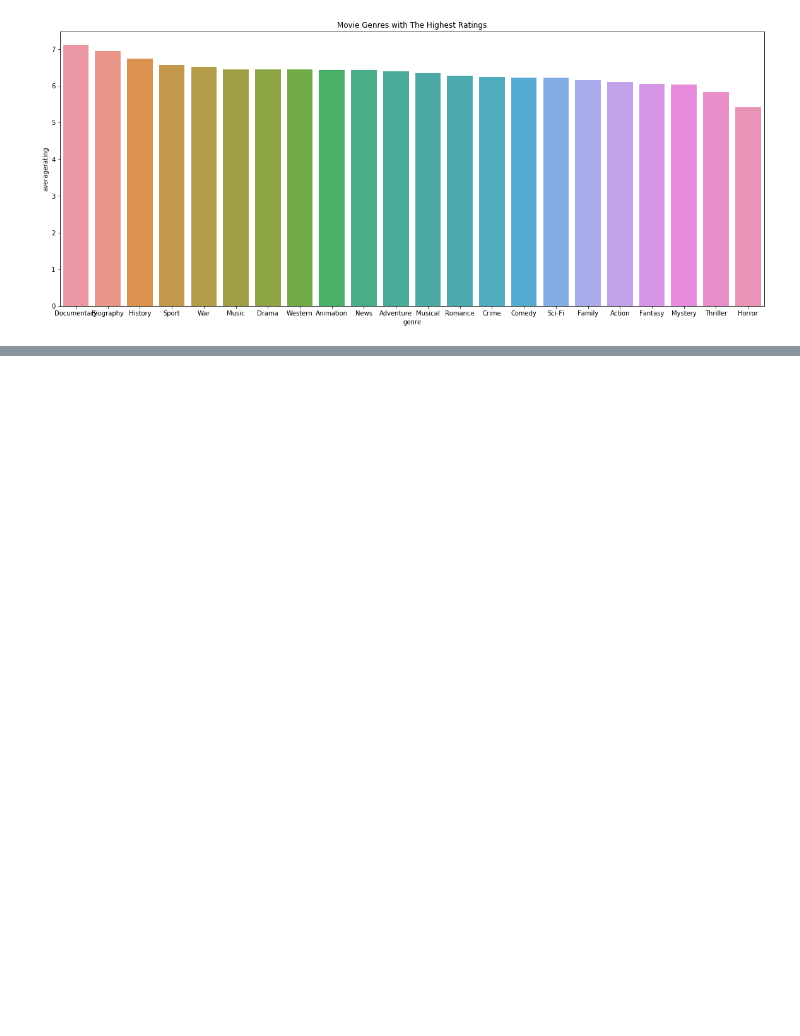
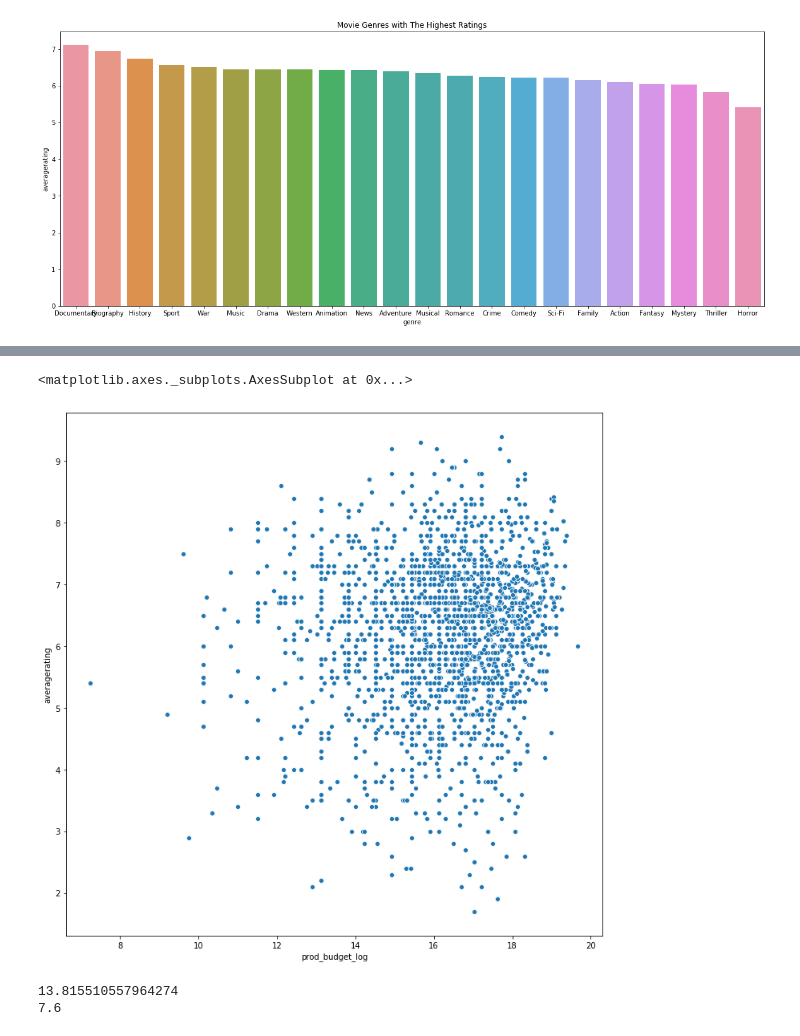
Before and after one commit to jfleury12/movie-collaboration, a Jupyter notebook: mod_1_project_EDA_fleury_2.ipynb, the cells around one changed output, grey strips where cells are left out. Saved outputs shown, nothing was run; the diff lists cells and outputs as text; code cells hidden in the pictures; blank space fills up the shorter version.

Commit message:
create scatterplots

```diff
--- a/mod_1_project_EDA_fleury_2.ipynb
+++ b/mod_1_project_EDA_fleury_2.ipynb
@@ -596,13 +597,3 @@ pd.concat([df_final.loc[df_final["Action"] == True].groupby("Action").profit_mar
 True    335.936835
 True    414.793608
 Name: profit_margin, dtype: float64
-# %%
-unique_genres = list(genres.keys())
-
-for count, genre in enumerate(unique_genres):
-    x = df_final.loc[df_final[f"{genre}"] == True].groupby(f"{genre}").profit_margin.mean()
-    x.index = [unique_genres[count]]
-    if count > 0:
-        y = df_final.loc[df_final[unique_genres[count-1]] == True].groupby(unique_genres[count-1]).profit_margin.mean()
-        y.index = [unique_genres[count-1]]
-        combo = pd.concat([combo, y])
@@ -736,0 +764,2 @@ Text(0.5, 1.0, 'Movie Genres with The Highest Ratings')
+# %%
+df_director = df_ultimate.loc[df_ultimate.category == 'director'].groupby(['primary_name']).mean()
@@ -736,0 +777,14 @@ Text(0.5, 1.0, 'Movie Genres with The Highest Ratings')
+# %%
+df_director['prod_budget_log'] = df_director['production_budget_CLEANED'].apply(lambda x: np.log(x))
+# %%
+plt.figure(figsize=(12,12))
+sns.scatterplot(x='prod_budget_log', y='averagerating', data=df_director)
+# %% [output]
+<matplotlib.axes._subplots.AxesSubplot at 0x...>
+[figure, added]
+# %%
+print(df_director.prod_budget_log.quantile(.10))
+print(df_director.averagerating.quantile(.90))
+# %% [output]
+13.815510557964274
+7.6
```
Also changed, not shown: parts of 22 cells of this notebook.
